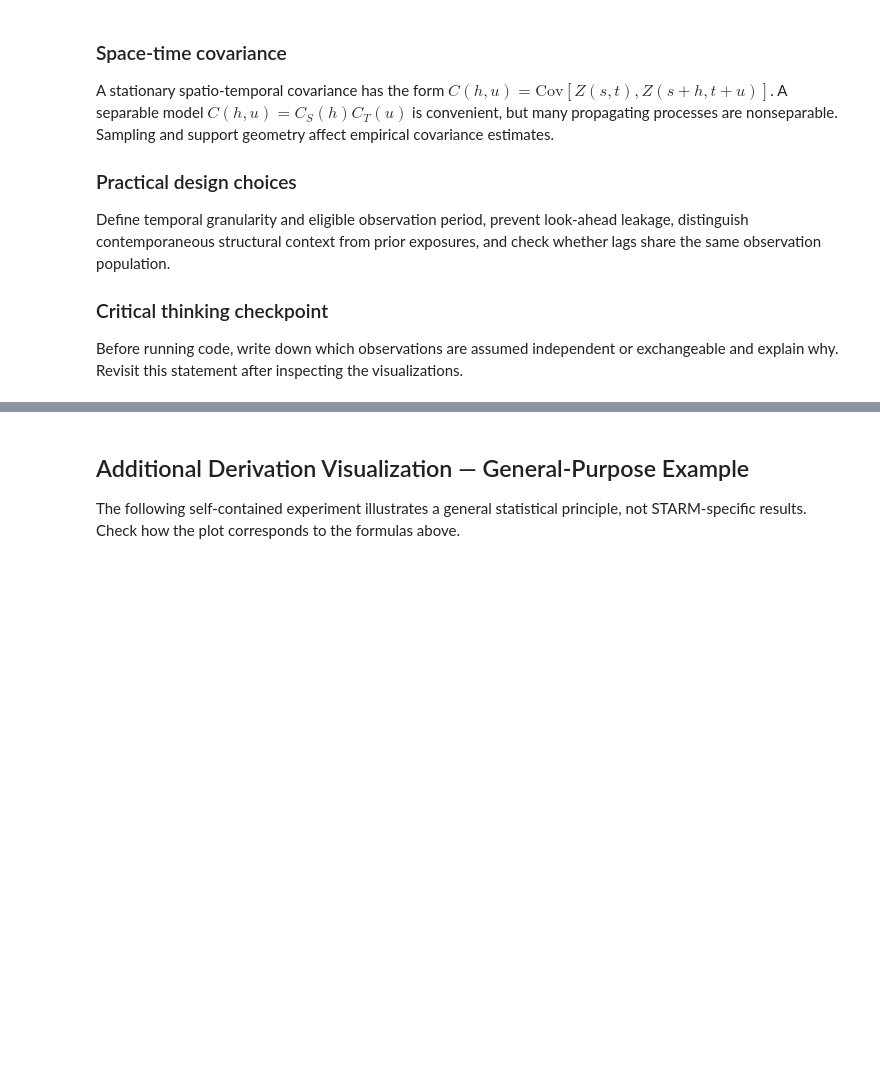
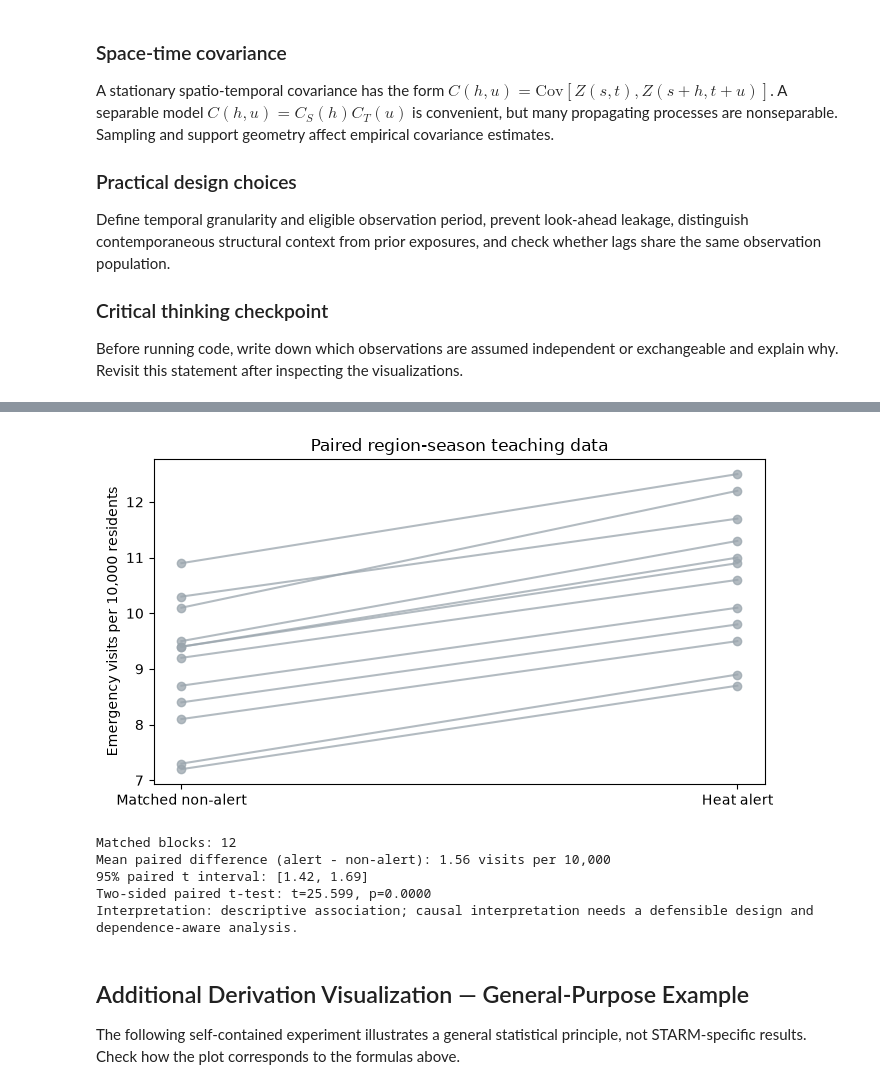
Before and after one commit to gisyaliny/math, a Jupyter notebook: _sources/docs/Spatial-statistics/Chapter_E_spatio-temporal_processes.ipynb, the cells around one changed output, grey strips where cells are left out. Saved outputs shown, nothing was run; the diff lists cells and outputs as text; code cells hidden in the pictures; blank space fills up the shorter version.

```diff
--- a/_sources/docs/Spatial-statistics/Chapter_E_spatio-temporal_processes.ipynb
+++ b/_sources/docs/Spatial-statistics/Chapter_E_spatio-temporal_processes.ipynb
@@ -56,3 +248,49 @@ Before running code, write down which observations are assumed independent or ex
+# %%
+import numpy as np
+import matplotlib.pyplot as plt
+from scipy.stats import t, ttest_1samp
+
+alert_rate_per_10k = np.array([8.7, 10.1, 11.0, 9.5, 12.2, 8.9, 10.6, 11.7, 9.8, 12.5, 10.9, 11.3])
+matched_no_alert_rate_per_10k = np.array([7.2, 8.7, 9.4, 8.1, 10.1, 7.3, 9.2, 10.3, 8.4, 10.9, 9.4, 9.5])
+paired_differences = alert_rate_per_10k - matched_no_alert_rate_per_10k
+number_of_pairs = len(paired_differences)
+mean_difference = paired_differences.mean()
+standard_error = paired_differences.std(ddof=1) / np.sqrt(number_of_pairs)
+critical_t = t.ppf(0.975, df=number_of_pairs - 1)
+confidence_interval = (
+    mean_difference - critical_t * standard_error,
+    mean_difference + critical_t * standard_error,
+)
+t_statistic, p_value = ttest_1samp(paired_differences, popmean=0)
+
+fig, ax = plt.subplots(figsize=(7, 4))
+block_positions = np.arange(1, number_of_pairs + 1)
+for index in block_positions:
+    ax.plot(
+        [0, 1],
+        [matched_no_alert_rate_per_10k[index - 1], alert_rate_per_10k[index - 1]],
+        color="#9aa5ad",
+        alpha=0.75,
+        marker="o",
+    )
+ax.set_xticks([0, 1], ["Matched non-alert", "Heat alert"])
+ax.set_ylabel("Emergency visits per 10,000 residents")
+ax.set_title("Paired region-season teaching data")
+fig.tight_layout()
+plt.show()
+
+print(f"Matched blocks: {number_of_pairs}")
+print(f"Mean paired difference (alert - non-alert): {mean_difference:.2f} visits per 10,000")
+print(f"95% paired t interval: [{confidence_interval[0]:.2f}, {confidence_interval[1]:.2f}]")
+print(f"Two-sided paired t-test: t={t_statistic:.3f}, p={p_value:.4f}")
+print("Interpretation: descriptive association; causal interpretation needs a defensible design and dependence-aware analysis.")
+# %% [output]
+[figure, added]
+Matched blocks: 12
+Mean paired difference (alert - non-alert): 1.56 visits per 10,000
+95% paired t interval: [1.42, 1.69]
+Two-sided paired t-test: t=25.599, p=0.0000
+Interpretation: descriptive association; causal interpretation needs a defensible design and dependence-aware analysis.
 # %% [markdown]
 ## Additional Derivation Visualization — General-Purpose Example
 
```
Also changed, not shown: parts of 6 cells of this notebook, 13 other files.
